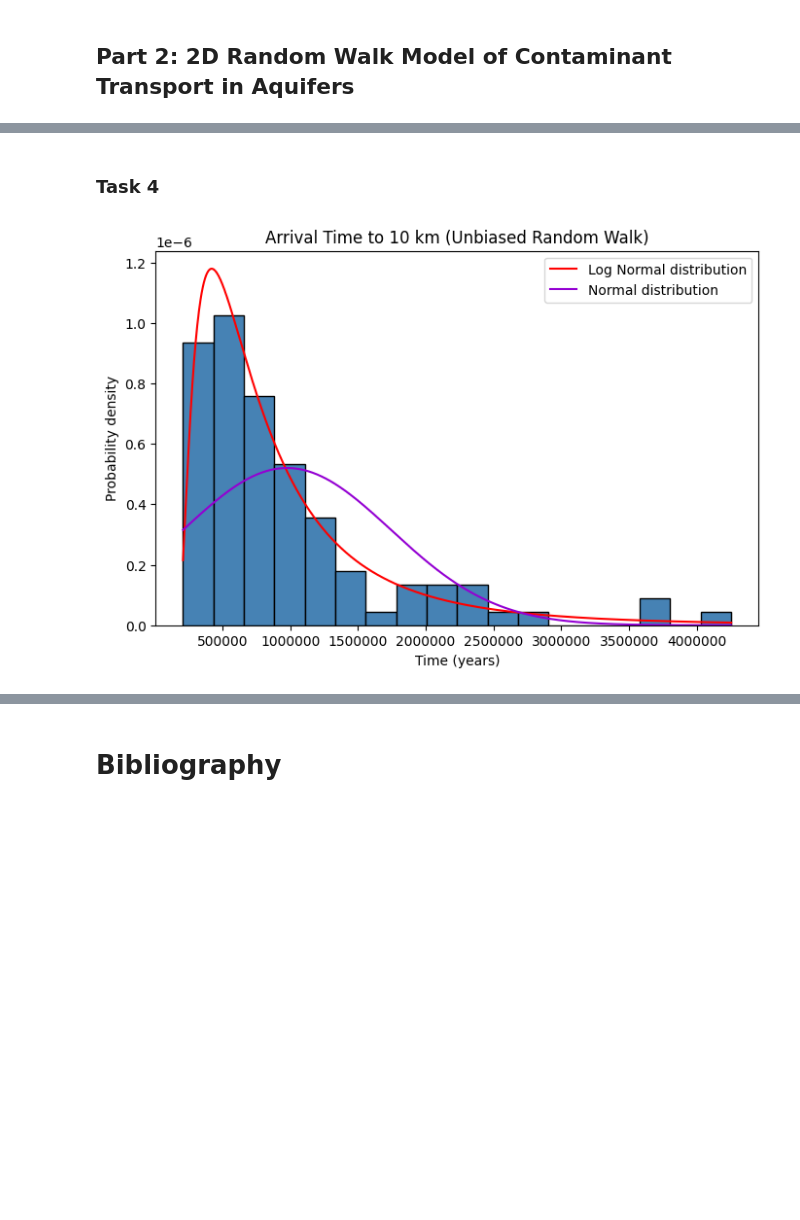
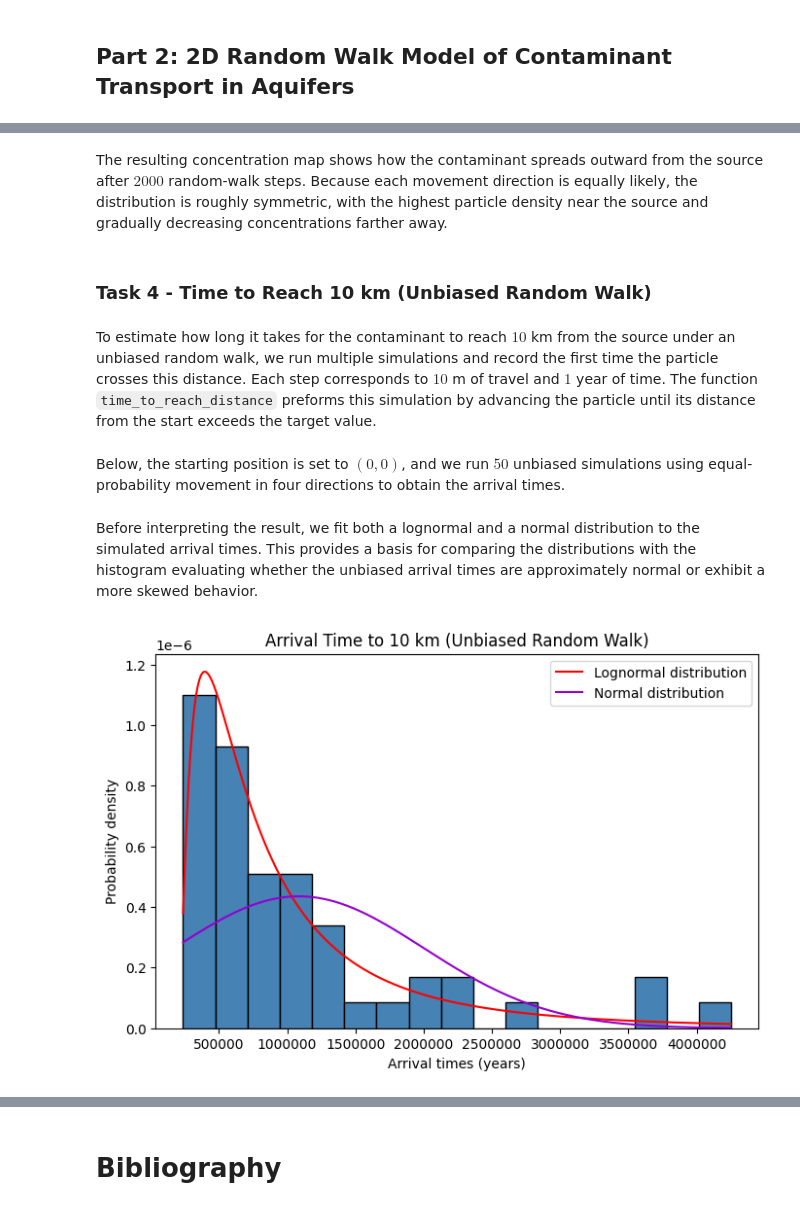
Before and after one commit to simengaasland/MOD510-Projects, a Jupyter notebook: Project 4/Project4_Report.ipynb, the cells around one changed output, grey strips where cells are left out. Cells and saved outputs as stored; diff of their text form; code cells hidden in the pictures; blank space fills up the shorter version.

```diff
--- a/Project 4/Project4_Report.ipynb
+++ b/Project 4/Project4_Report.ipynb
@@ -824,0 +826,2 @@ The minimum time required for the contaminant to reach 10 km is 1000.0 years
+# %%
+directions_4 = [north, south, east, west]
@@ -825,20 +830,23 @@ The minimum time required for the contaminant to reach 10 km is 1000.0 years
 # %%
-n_particles = 2000
-n_steps = 2000
+n_particles_4 = 2000
+n_steps_4 = 2000
 
-final_pos = []
+final_pos_4 = []
 
-for i in range(n_particles):
-    x_path, y_path = random_walk_2d(n_steps, source)
-    final_pos.append((x_path[-1], y_path[-1]))
+for i in range(n_particles_4):
+    x_path_4, y_path_4 = random_walk_2d(n_steps_4, directions_4, source)
+    final_pos_4.append((x_path_4[-1], y_path_4[-1]))
 
-final_pos_x, final_pos_y = zip(*final_pos)
+final_pos_x_4, final_pos_y_4 = zip(*final_pos_4)
 
 #Plotting
-plt.hist2d(final_pos_x, final_pos_y, bins=200)
+plt.figure(figsize=(7, 5))
+plt.hist2d(final_pos_x_4, final_pos_y_4, bins= 150, cmap = 'inferno')
 plt.scatter(1000, 1000, color='red', marker='+', label='Source')
-plt.colorbar(label="Particle density")
 plt.legend()
 plt.grid(alpha = 0.1)
+plt.title(f'Contaminant Spread after {n_steps_4} Random-Walk Steps')
+plt.xlabel(r'$x$ (grid units, $10$ m each)')
+plt.ylabel(r'$y$ (grid units, $10$ m each)')
 plt.show()
 # %% [output]
@@ -846,2 +854,4 @@ TypeError: cannot unpack non-iterable int object
+# %% [markdown]
+The resulting concentration map shows how the contaminant spreads outward from the source after $2000$ random-walk steps. Because each movement direction is equally likely, the distribution is roughly symmetric, with the highest particle density near the source and gradually decreasing concentrations farther away.
 # %% [markdown]
-### Task 4
+### Task 4 - Time to Reach 10 km (Unbiased Random Walk)
@@ -881,0 +858,2 @@ def time_to_reach_distance_unbiased(distance_to_reach = 1000, start_pos = (1000,
+# %% [markdown]
+To estimate how long it takes for the contaminant to reach $10$ km from the source under an unbiased random walk, we run multiple simulations and record the first time the particle crosses this distance. Each step corresponds to $10$ m of travel and $1$ year of time. The function `time_to_reach_distance` preforms this simulation by advancing the particle until its distance from the start exceeds the target value.
@@ -882,26 +931,41 @@ def time_to_reach_distance_unbiased(distance_to_reach = 1000, start_pos = (1000,
+# %% [markdown]
+Below, the starting position is set to $(0,0)$, and we run $50$ unbiased simulations using equal-probability movement in four directions to obtain the arrival times.
 # %%
 arrival_times_unbiased = []
+distance_to_reach = 10_000
+start_pos_unbiased = (0, 0)
+grid_unit = 10
+directions_unbiased = [north, south, east, west]
 
-n_runs = 100
+n_runs = 50
 
 for i in range(n_runs):
-    arrival_times_unbiased.append(time_to_reach_distance_unbiased(1000, (1000, 1000)))
+    arrival_times_unbiased.append(time_to_reach_distance(distance_to_reach,
+                                                         start_pos_unbiased,
+                                                         grid_unit,
+                                                         directions_unbiased))
+# %% [markdown]
+Before interpreting the result, we fit both a lognormal and a normal distribution to the simulated arrival times. This provides a basis for comparing the distributions with the histogram evaluating whether the unbiased arrival times are approximately normal or exhibit a more skewed behavior.
 # %%
 import scipy.stats as stats
+
+#Distributions
 arrival_times_unbiased = np.array(arrival_times_unbiased)
 shape, loc, scale = stats.lognorm.fit(arrival_times_unbiased)
 mu, sigma = arrival_times_unbiased.mean(), arrival_times_unbiased.std()
 x = np.linspace(min(arrival_times_unbiased), max(arrival_times_unbiased), 1000)
 
+
+#Plotting
 plt.figure(figsize=(8, 5))
-plt.hist(arrival_times_unbiased, bins=18,density=True, edgecolor='black', color = 'steelblue')
+plt.hist(arrival_times_unbiased, bins=17,density=True, edgecolor='black', color = 'steelblue')
 plt.title('Arrival Time to 10 km (Unbiased Random Walk)')
-plt.plot(x, stats.lognorm.pdf(x, shape, loc, scale), color = 'red', label = 'Log Normal distribution')
+plt.plot(x, stats.lognorm.pdf(x, shape, loc, scale), color = 'red', label = 'Lognormal distribution')
 plt.plot(x, stats.norm.pdf(x, mu, sigma), color = 'darkviolet', label = 'Normal distribution')
-plt.xlabel('Time (years)')
+plt.xlabel('Arrival times (years)')
 plt.ylabel('Probability density')
 plt.legend()
 plt.ticklabel_format(style='plain', axis='x')
 plt.show()
 # %% [output]
-[figure, old version]
+[figure, new version]
```
Also changed, not shown: parts of 37 cells of this notebook.
